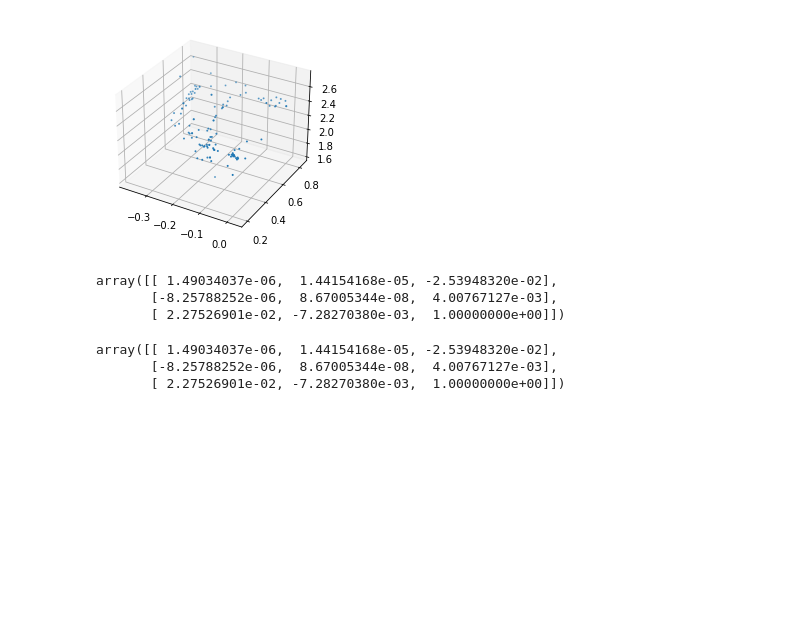
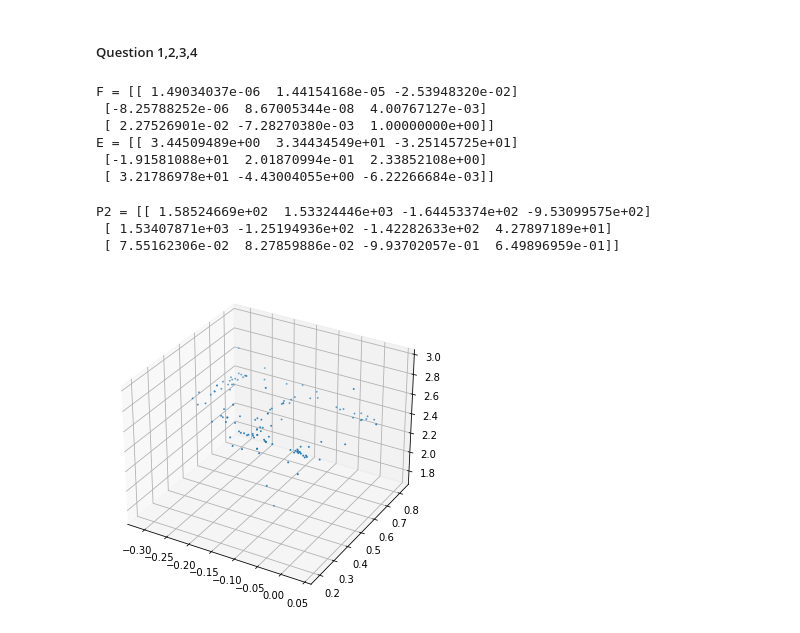
Before and after one commit to Pasindu-Manodara/Image-Processing-Home-Work-Exercise, a Jupyter notebook: Exercise_9/EX9_190095C.ipynb, the cells around one changed output. Saved outputs shown, nothing was run; the diff lists cells and outputs as text; code cells hidden in the pictures; blank space fills up the shorter version.

```diff
--- a/Exercise_9/EX9_190095C.ipynb
+++ b/Exercise_9/EX9_190095C.ipynb
@@ -1,3 +5,5 @@
+# %% [markdown]
+##### Question 1,2,3,4
 # %%
 import numpy as np
 import cv2 as cv
@@ -59,35 +65,34 @@ R_t_2= np.concatenate((R2_,t2_),axis=1)
 
 P1 = K1 @ np.hstack((R1,t1))
 P2_ = K2 @ R_t_2
+
+print("F =",F)
+print("E =",E)
+# %% [output]
+F = [[ 1.49034037e-06  1.44154168e-05 -2.53948320e-02]
+ [-8.25788252e-06  8.67005344e-08  4.00767127e-03]
+ [ 2.27526901e-02 -7.28270380e-03  1.00000000e+00]]
+E = [[ 3.44509489e+00  3.34434549e+01 -3.25145725e+01]
+ [-1.91581088e+01  2.01870994e-01  2.33852108e+00]
+ [ 3.21786978e+01 -4.43004055e+00 -6.22266684e-03]]
+# %%
+print("P2 =",P2_)
+# %% [output]
+P2 = [[ 1.58524669e+02  1.53324446e+03 -1.64453374e+02 -9.53099575e+02]
+ [ 1.53407871e+03 -1.25194936e+02 -1.42282633e+02  4.27897189e+01]
+ [ 7.55162306e-02  8.27859886e-02 -9.93702057e-01  6.49896959e-01]]
 # %%
 import matplotlib.pyplot as plt
 points4d = cv.triangulatePoints(P1,P2_,pts1.T,pts2.T)
 points4d /= points4d[3, :]
 X= points4d[0,:]
 Y = points4d[1,:]
 Z = points4d[2,:]
 
-fig = plt.figure(1)
+fig = plt.figure(1,figsize=(8,6))
 ax = fig.add_subplot(111, projection='3d')
 
 ax.scatter(X,Y,Z,s=1,cmap='gray')
 plt.show()
 # %% [output]
-[figure, old version]
+[figure, new version]
-# %%
-f
-# %% [output]
-array([[ 1.49034037e-06,  1.44154168e-05, -2.53948320e-02],
-       [-8.25788252e-06,  8.67005344e-08,  4.00767127e-03],
-       [ 2.27526901e-02, -7.28270380e-03,  1.00000000e+00]])
-# %%
-F_ = np.array([[ 1.49034037e-06,  1.44154168e-05, -2.53948320e-02],
-       [-8.25788252e-06,  8.67005344e-08,  4.00767127e-03],
-       [ 2.27526901e-02, -7.28270380e-03,  1.00000000e+00]])
-
-F_/=F_[2,2]
-F_
-# %% [output]
-array([[ 1.49034037e-06,  1.44154168e-05, -2.53948320e-02],
-       [-8.25788252e-06,  8.67005344e-08,  4.00767127e-03],
-       [ 2.27526901e-02, -7.28270380e-03,  1.00000000e+00]])
```
Also changed, not shown: parts of 1 cell of this notebook.
